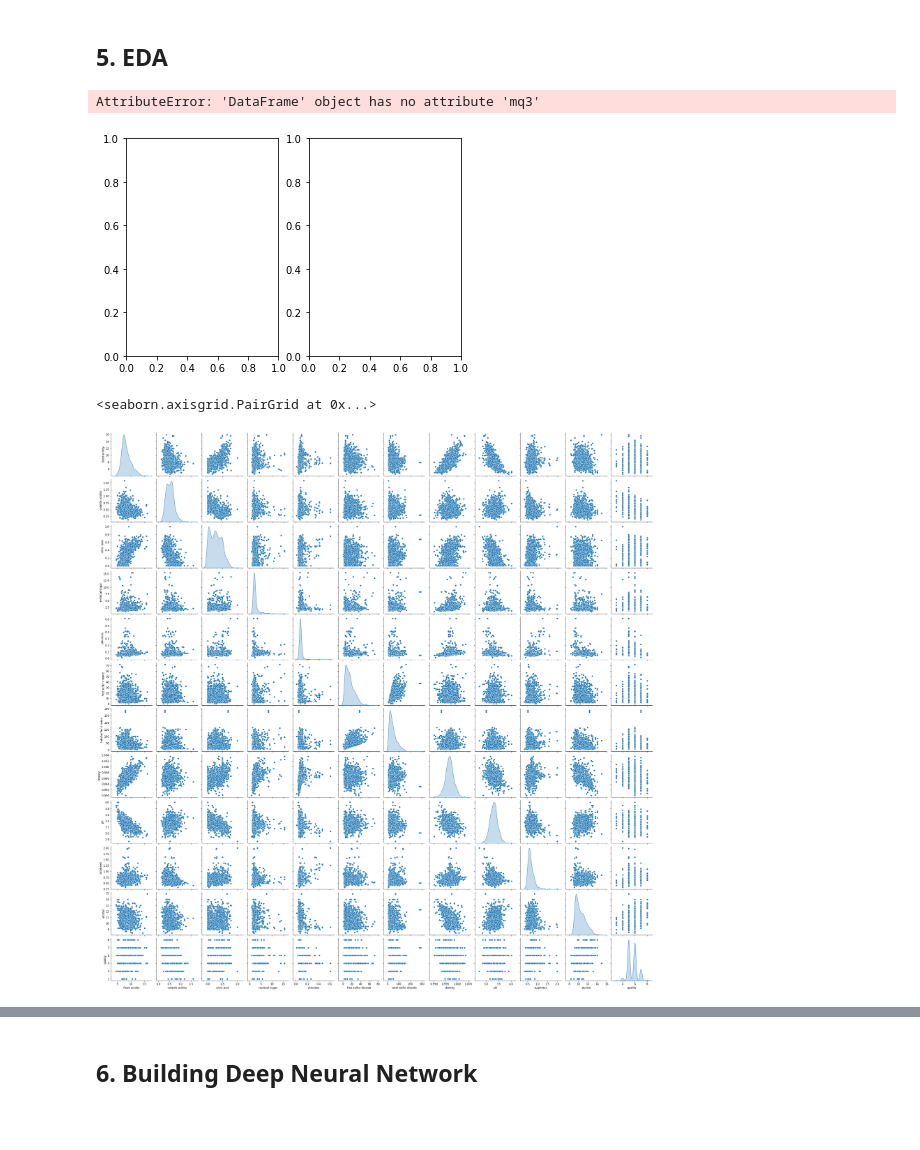
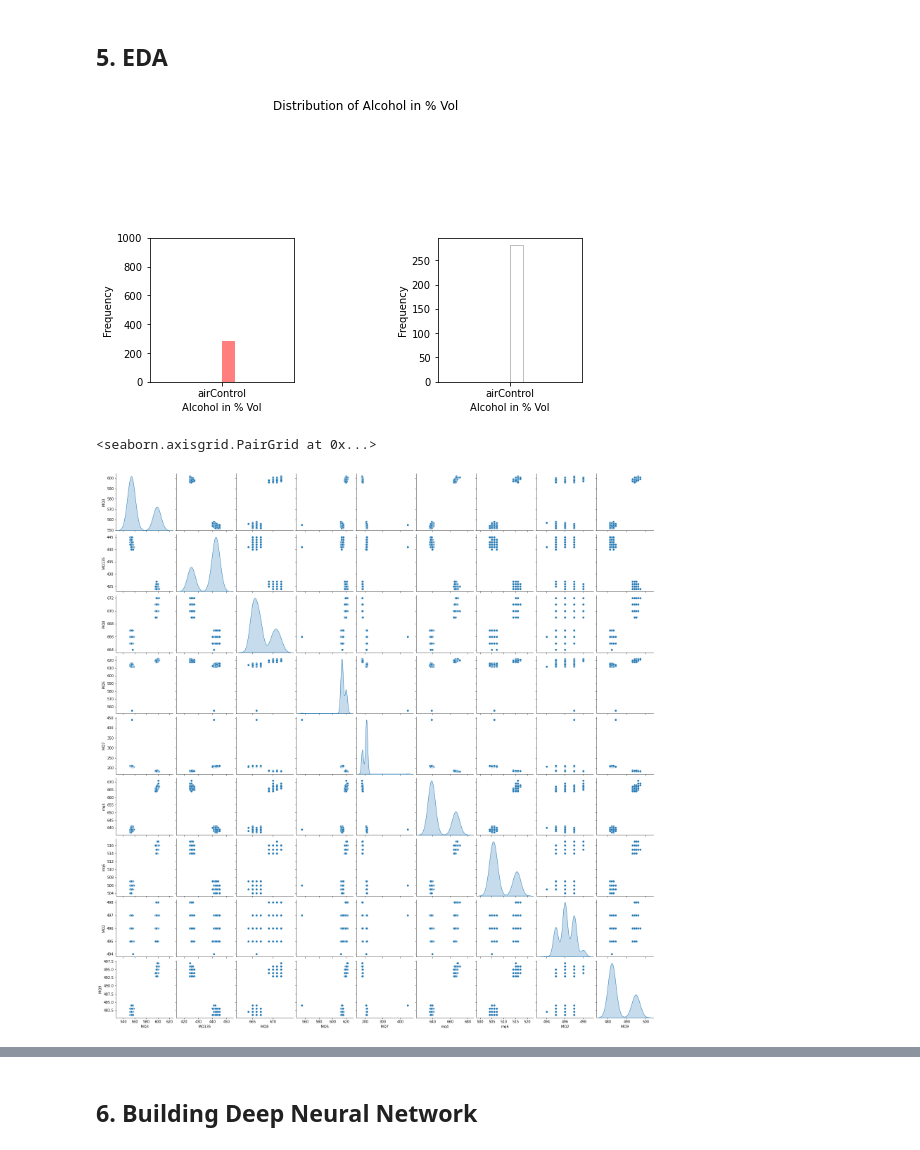
Before and after one commit to AidanRabinowitz/ArduinoWineSniffer, a Jupyter notebook: ML/deep-neural-network-wine-classification.ipynb, the cells around one changed output, grey strips where cells are left out. Cells and saved outputs as stored; diff of their text form; code cells hidden in the pictures; blank space fills up the shorter version.

```diff
--- a/ML/deep-neural-network-wine-classification.ipynb
+++ b/ML/deep-neural-network-wine-classification.ipynb
@@ -31,10 +31,13 @@ import matplotlib.pyplot as plt
 # # Read in red wine data
 # red = pd.read_csv("http://archive.ics.uci.edu/ml/machine-learning-databases/wine-quality/winequality-red.csv", sep=';')
 # Read in white wine data
-white = pd.read_csv("MQSensorData_updated.csv", sep=';')
+white = pd.read_csv("MQSensorData_updated.csv", sep=',')
 
 # Read in red wine data
-red = pd.read_csv("MQSensorData_updated.csv", sep=';')
+red = pd.read_csv("MQSensorData_updated.csv", sep=',')
+
+# Fake wine for testing (the above two are also just for testing for now)
+green = pd.read_csv("MQSensorData_updated.csv", sep=',')
 # %%
 # Print info on white wine
 print(white.info())
@@ -94,28 +141,27 @@ dtype: int64
 # %%
 fig, ax = plt.subplots(1, 2)
 
-ax[0].hist(red.MQ3, 10, facecolor='red', alpha=0.5, label="Red wine")
-ax[1].hist(white.MQ3, 10, facecolor='white', ec="black", lw=0.5, alpha=0.5, label="White wine")
+ax[0].hist(red.Target, 10, facecolor='red', alpha=0.5, label="Red wine")
+ax[1].hist(white.Target, 10, facecolor='white', ec="black", lw=0.5, alpha=0.5, label="White wine")
 
 fig.subplots_adjust(left=0, right=1, bottom=0, top=0.5, hspace=0.05, wspace=1)
 ax[0].set_ylim([0, 1000])
 ax[0].set_xlabel("Alcohol in % Vol")
 ax[0].set_ylabel("Frequency")
 ax[1].set_xlabel("Alcohol in % Vol")
 ax[1].set_ylabel("Frequency")
 #ax[0].legend(loc='best')
 #ax[1].legend(loc='best')
 fig.suptitle("Distribution of Alcohol in % Vol")
 
 plt.show()
 # %% [output]
-AttributeError: 'DataFrame' object has no attribute 'mq3'
-[figure, old version]
+[figure, new version]
 # %%
 sns.pairplot(data=red, diag_kind = 'kde')
 # %% [output]
 <seaborn.axisgrid.PairGrid at 0x...>
-[figure, old version]
+[figure, new version]
 # %%
 sns.pairplot(data=white, diag_kind = 'kde')
 # %% [output]
```
Also changed, not shown: parts of 13 cells of this notebook, 3 other files.
